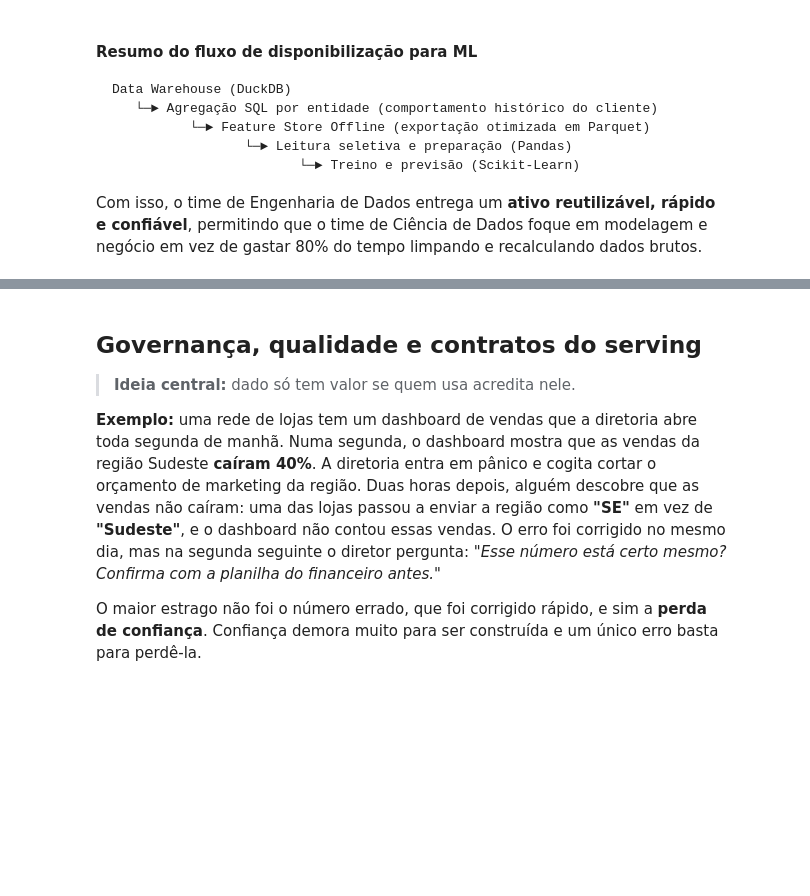
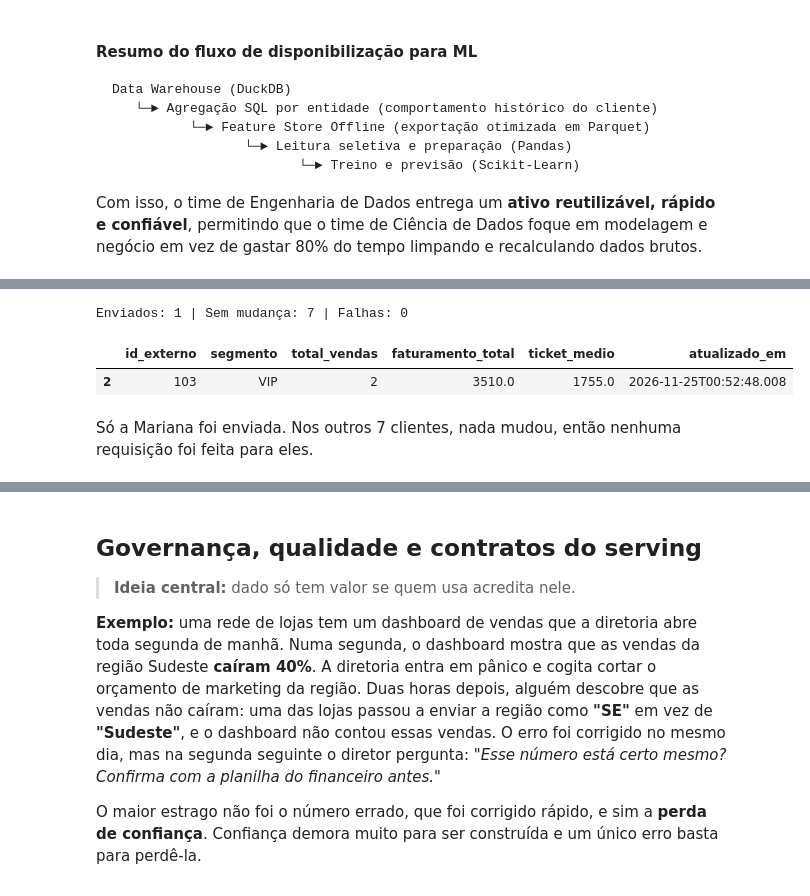
Before and after one commit to ladata-ufs/XII-SEMAC-ENGENHARIA-DADOS-DATA-WAREHOUSING, a Jupyter notebook: notebooks/D2/modulo_04_serving_analytics_and_ML.ipynb, the cells around one changed output, grey strips where cells are left out. Drawn from its saved outputs; the diff is of its cells as text; code cells hidden in the pictures; blank space fills up the shorter version.

```diff
--- a/notebooks/D2/modulo_04_serving_analytics_and_ML.ipynb
+++ b/notebooks/D2/modulo_04_serving_analytics_and_ML.ipynb
@@ -922,0 +1283,23 @@ Com isso, o time de Engenharia de Dados entrega um **ativo reutilizável, rápid
+# %%
+con = duckdb.connect("modulo3-dados/data_warehouse.duckdb", read_only=True)
+mart_nova_carga = con.execute("SELECT * FROM mart_gestao").df()
+con.close()
+
+# Nova compra da Mariana Lima (cliente 103)
+linha = mart_nova_carga["id_cliente"] == 103
+mart_nova_carga.loc[linha, "total_vendas"] += 1
+mart_nova_carga.loc[linha, "faturamento_total"] += 3400.0
+mart_nova_carga["ticket_medio"] = mart_nova_carga["faturamento_total"] / mart_nova_carga["total_vendas"]
+
+# Mesma regra de segmentação, aplicada sobre a nova carga
+con_sync.register("mart_gestao_nova_carga", mart_nova_carga)
+df_segmentos = montar_segmentos(con_sync, "mart_gestao_nova_carga")
+
+resultado = sincronizar(df_segmentos, CAMPOS_SYNC)
+display(ler_contatos_crm().query("id_externo == '103'"))
+# %% [output]
+Enviados: 1 | Sem mudança: 7 | Falhas: 0
+|  | id_externo | segmento | total_vendas | faturamento_total | ticket_medio | atualizado_em |
+| 2 | 103 | VIP | 2 | 3510.0 | 1755.0 | 2026-11-25T00:52:48.008 |
+# %% [markdown]
+Só a Mariana foi enviada. Nos outros 7 clientes, nada mudou, então nenhuma requisição foi feita para eles.
```
Also changed, not shown: parts of 30 cells of this notebook, 2 other files.
